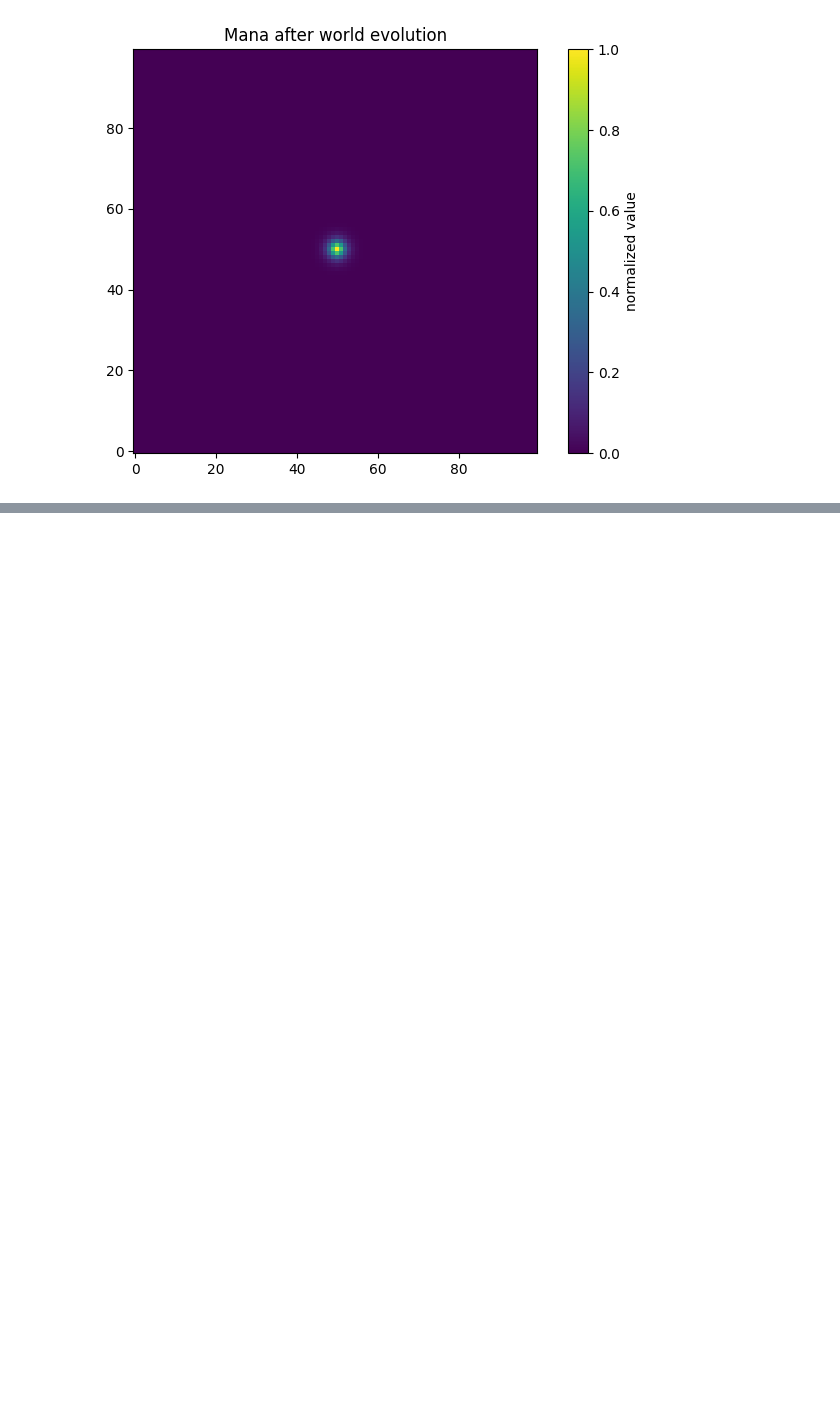
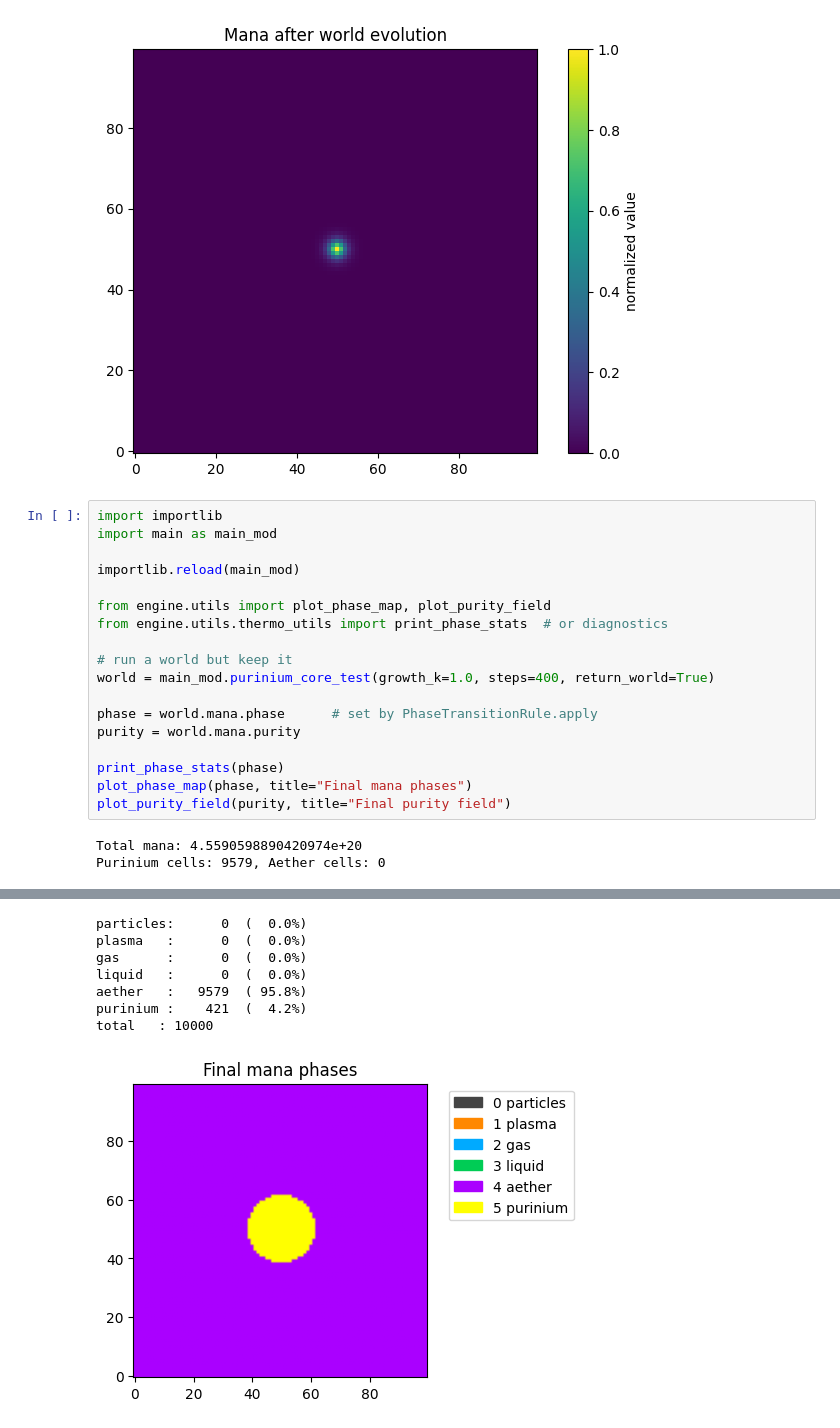
Before and after one commit to Ulas-Y/MASEGM, a Jupyter notebook: pleasse_work.ipynb, the cells around one changed output, grey strips where cells are left out. Cells and saved outputs as stored; diff of their text form; blank space fills up the shorter version.

```diff
--- a/pleasse_work.ipynb
+++ b/pleasse_work.ipynb
@@ -52,3 +52,24 @@ NESS check (last window):
   Entropy-> is_ness=False, span=0.009906780085699118, mean=4.066104692853316
 Mana entropy (min,max): 0.0002977438313737414, 9.210340371976184
 [figure]
+# %%
+import importlib
+import main as main_mod
+
+importlib.reload(main_mod)
+
+from engine.utils import plot_phase_map, plot_purity_field
+from engine.utils.thermo_utils import print_phase_stats  # or diagnostics
+
+# run a world but keep it
+world = main_mod.purinium_core_test(growth_k=1.0, steps=400, return_world=True)
+
+phase = world.mana.phase      # set by PhaseTransitionRule.apply
+purity = world.mana.purity
+
+print_phase_stats(phase)
+plot_phase_map(phase, title="Final mana phases")
+plot_purity_field(purity, title="Final purity field")
+# %% [output]
+Total mana: 4.5590598890420974e+20
+Purinium cells: 9579, Aether cells: 0
@@ -54,0 +77,8 @@ Mana entropy (min,max): 0.0002977438313737414, 9.210340371976184
+particles:      0  (  0.0%)
+plasma   :      0  (  0.0%)
+gas      :      0  (  0.0%)
+liquid   :      0  (  0.0%)
+aether   :   9579  ( 95.8%)
+purinium :    421  (  4.2%)
+total   : 10000
+[figure, added]
```
Also changed, not shown: parts of 4 cells of this notebook, 9 other files.
